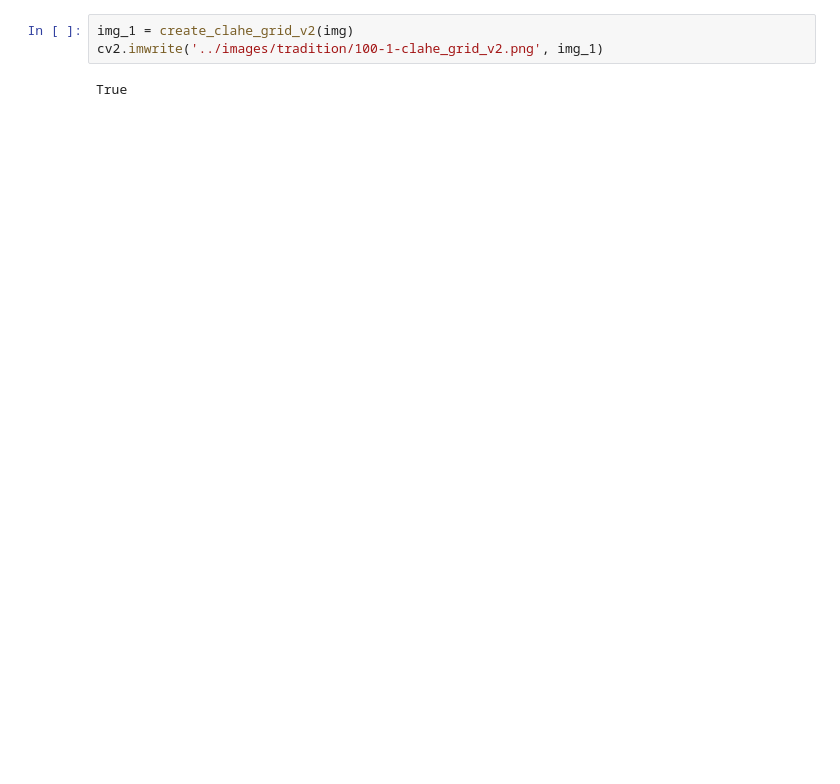
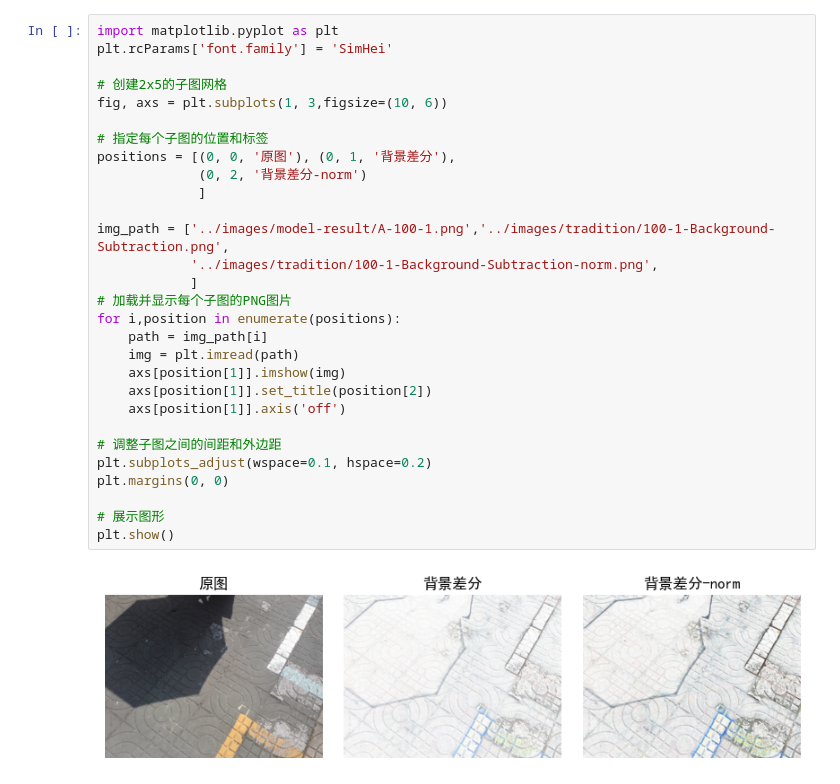
Before and after one commit to PattonLi/DIP-Project, a Jupyter notebook: _sources/tutorials/traditional-method.ipynb, the cells around one changed output. Cells and saved outputs as stored; diff of their text form; blank space fills up the shorter version.

```diff
--- a/_sources/tutorials/traditional-method.ipynb
+++ b/_sources/tutorials/traditional-method.ipynb
@@ -113,5 +44,31 @@ def create_gamma_correction_grid_v1(img):
-# %%
-img_1 = create_clahe_grid_v2(img)
-cv2.imwrite('../images/tradition/100-1-clahe_grid_v2.png', img_1)
-# %% [output]
-True
+# %%
+import matplotlib.pyplot as plt
+plt.rcParams['font.family'] = 'SimHei'
+
+# 创建2x5的子图网格
+fig, axs = plt.subplots(1, 3,figsize=(10, 6))
+
+# 指定每个子图的位置和标签
+positions = [(0, 0, '原图'), (0, 1, '背景差分'),
+             (0, 2, '背景差分-norm')
+             ]
+
+img_path = ['../images/model-result/A-100-1.png','../images/tradition/100-1-Background-Subtraction.png',
+            '../images/tradition/100-1-Background-Subtraction-norm.png',
+            ]
+# 加载并显示每个子图的PNG图片
+for i,position in enumerate(positions):
+    path = img_path[i]
+    img = plt.imread(path)
+    axs[position[1]].imshow(img)
+    axs[position[1]].set_title(position[2])
+    axs[position[1]].axis('off')
+
+# 调整子图之间的间距和外边距
+plt.subplots_adjust(wspace=0.1, hspace=0.2)
+plt.margins(0, 0)
+
+# 展示图形
+plt.show()
+# %% [output]
+[figure, added]
```
Also changed, not shown: parts of 19 cells of this notebook, 38 other files.
